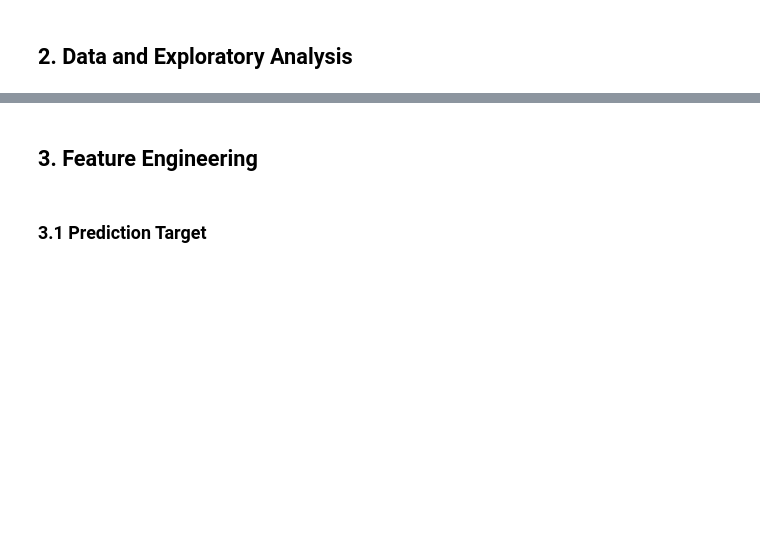
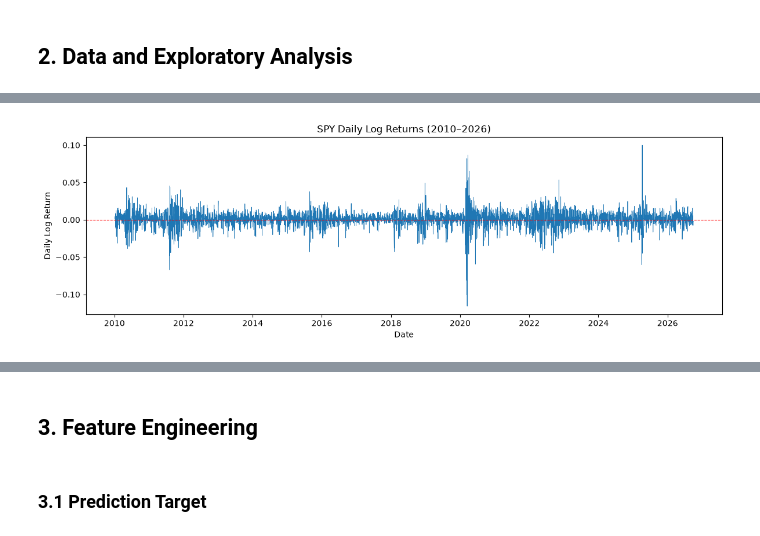
Before and after one commit to minjee-kim/financial-forecasting, a Jupyter notebook: analysis.ipynb, the cells around one changed output, grey strips where cells are left out. Drawn from its saved outputs; the diff is of its cells as text; code cells hidden in the pictures; blank space fills up the shorter version.

Commit message:
Data and Exploratory analysis 2.1 ~ 2.4

```diff
--- a/analysis.ipynb
+++ b/analysis.ipynb
@@ -11,0 +32,12 @@
+# %%
+import pandas as pd
+import numpy as np
+import matplotlib.pyplot as plt
+
+spy = pd.read_csv(
+    "data/spy.csv",
+    index_col="Date",
+    parse_dates=True
+)
+
+spy.head()
@@ -13,0 +63,9 @@
+# %%
+# Calculate daily log returns
+spy["return"] = np.log(spy["Close"]).diff()
+# or alternatively: spy["return"] = np.log(spy["Close"] / spy["Close"].shift(1))
+# spy["Close"].diff(1)  # Today minus yesterday
+# spy["Close"].diff(5)  # Today minus 5 trading days ago
+
+# Inspect the first observations
+spy[["Close", "return"]].head()
@@ -13,0 +85,18 @@
+# %%
+## plotting these daily returns over time
+import matplotlib.pyplot as plt
+
+plt.figure(figsize=(12, 4))
+
+plt.plot(spy.index, spy["return"], linewidth=0.6)
+
+plt.axhline(0, color="red", linestyle="--", linewidth=0.8)
+
+plt.title("SPY Daily Log Returns (2010–2026)")
+plt.xlabel("Date")
+plt.ylabel("Daily Log Return")
+
+plt.tight_layout()
+plt.show()
+# %% [output]
+[figure, added]
```
Also changed, not shown: parts of 20 cells of this notebook, 1 other file.
